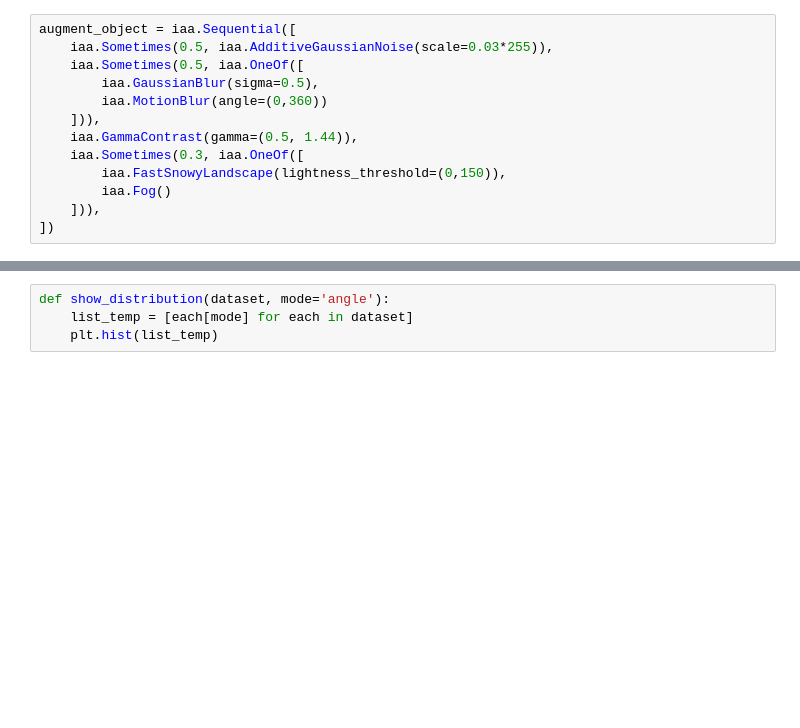
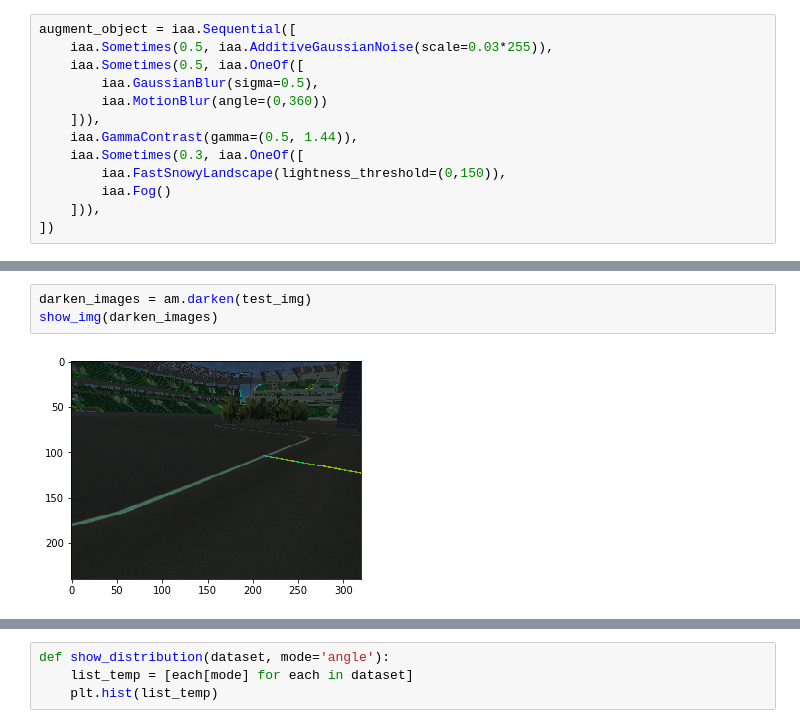
Before and after one commit to hit-haui/model_notTrashCar, a Jupyter notebook: data_normalize.ipynb, the cells around one changed output, grey strips where cells are left out. Drawn from its saved outputs; the diff is of its cells as text; blank space fills up the shorter version.

```diff
--- a/data_normalize.ipynb
+++ b/data_normalize.ipynb
@@ -95,0 +113,5 @@ print(-random_sample['angle'])
+# %%
+darken_images = am.darken(test_img)
+show_img(darken_images)
+# %% [output]
+[figure, added]
```
Also changed, not shown: parts of 24 cells of this notebook, 1 other file.
